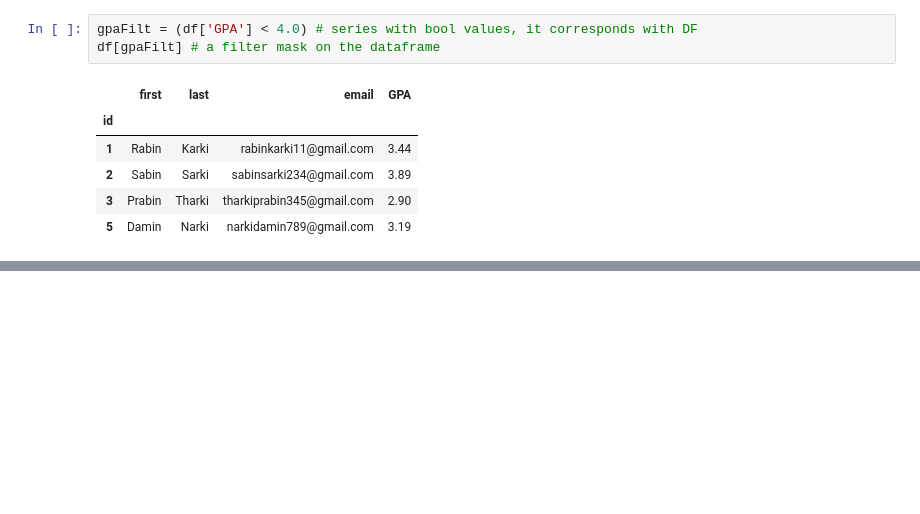
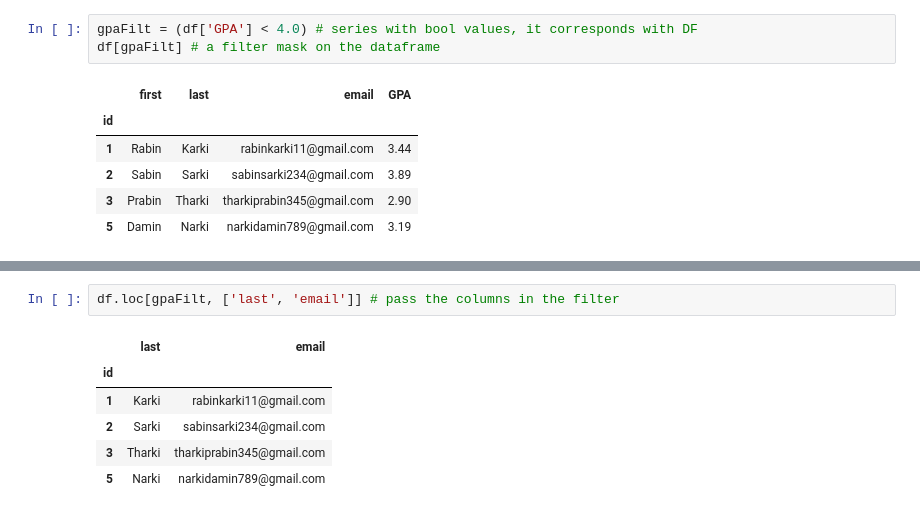
Before and after one commit to Sansub471/DataVisualization, a Jupyter notebook: pandas_classes/revision/revision1.ipynb, the cells around one changed output, grey strips where cells are left out. Saved outputs shown, nothing was run; the diff lists cells and outputs as text; blank space fills up the shorter version.

```diff
--- a/pandas_classes/revision/revision1.ipynb
+++ b/pandas_classes/revision/revision1.ipynb
@@ -226,0 +236,9 @@ df[gpaFilt] # a filter mask on the dataframe
+# %%
+df.loc[gpaFilt, ['last', 'email']] # pass the columns in the filter
+# %% [output]
+|  | last | email |
+| id |  |  |
+| 1 | Karki | rabinkarki11@gmail.com |
+| 2 | Sarki | sabinsarki234@gmail.com |
+| 3 | Tharki | tharkiprabin345@gmail.com |
+| 5 | Narki | narkidamin789@gmail.com |
```
Also changed, not shown: parts of 3 cells of this notebook.
